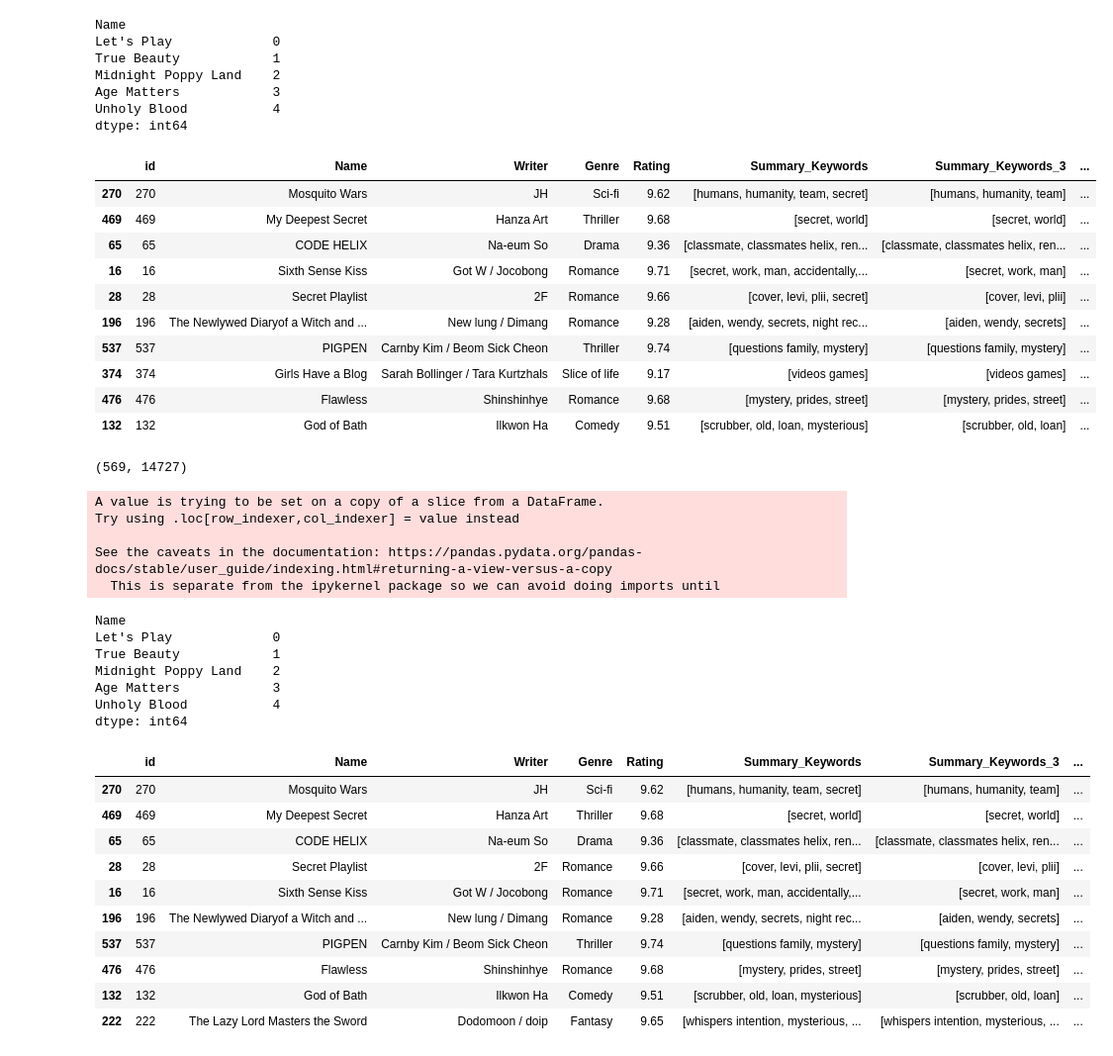
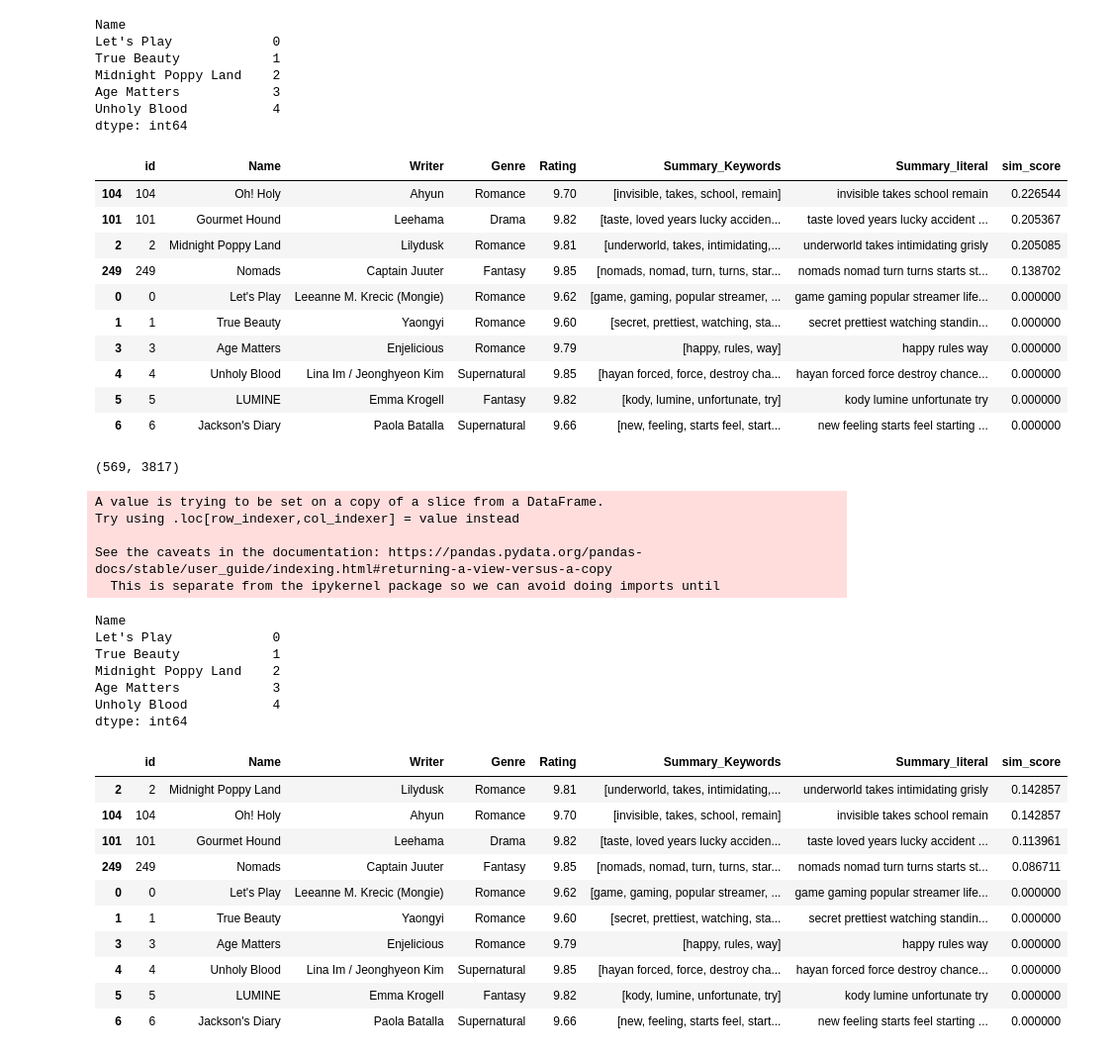
Before and after one commit to seungyeon38/Webtoon_recommendation_system, a Jupyter notebook: CountVectorize + TFIDFVectorize.ipynb, the cells around one changed output. Shown at 99% size. Cells and saved outputs as stored; diff of their text form; code cells hidden in the pictures.

```diff
--- a/CountVectorize + TFIDFVectorize.ipynb
+++ b/CountVectorize + TFIDFVectorize.ipynb
@@ -42,6 +40,6 @@ Requirement already satisfied: certifi>=2017.4.17 in /usr/local/lib/python3.7/di
 Requirement already satisfied: PySocks!=1.5.7,>=1.5.6 in /usr/local/lib/python3.7/dist-packages (from requests[socks]>=2.11.1->tweepy>=3.7.0->konlpy) (1.7.1)
 # %%
-comic = pd.read_csv('/content/drive/MyDrive/webtoon/Webtoon Dataset.csv')
+comic = pd.read_csv('./sample_data/Webtoon Dataset.csv')
 # %%
 input_comic = input()
 # %% [output]
@@ -314,17 +313,17 @@ import pandas as pd
 from sklearn.feature_extraction.text import TfidfVectorizer
 from sklearn.metrics.pairwise import cosine_similarity
 
-#comic_df['Summary_literal'] = comic_df['Summary_Keywords_Synsets'].apply(lambda x : (' ').join(x))
 comic_df['Summary_literal'] = comic_df['Summary_Keywords_Synsets'].apply(lambda x : (' ').join(x))
-tfidf = TfidfVectorizer()
-tfidf_matrix = tfidf.fit_transform(comic_df['Summary_literal'])
+# comic_df['Summary_literal'] = comic_df['Summary_Keywords'].apply(lambda x : (' ').join(x))
+tfidf_vect = TfidfVectorizer()
+tfidf_matrix = tfidf_vect.fit_transform(comic_df['Summary_literal'])
 # %% [output]
 A value is trying to be set on a copy of a slice from a DataFrame.
 Try using .loc[row_indexer,col_indexer] = value instead
 
 See the caveats in the documentation: https://pandas.pydata.org/pandas-docs/stable/user_guide/indexing.html#returning-a-view-versus-a-copy
 # %%
-cosine_sim = cosine_similarity(tfidf_matrix, tfidf_matrix)
+cosine_sim_tfidf = cosine_similarity(tfidf_matrix, tfidf_matrix)
 
 indices = pd.Series(comic_df.index, index=comic_df['Name']).drop_duplicates()
 print(indices.head())
@@ -337,40 +336,40 @@ Age Matters            3
 Unholy Blood           4
 dtype: int64
 # %%
-def comic_REC(title, cosine_sim=cosine_sim):
+def comic_tfidf_REC(title, cosine_sim=cosine_sim_tfidf):
     idx = indices[title]
     sim_scores = list(enumerate(cosine_sim[idx]))
     sim_scores = sorted(sim_scores, key=lambda x:x[1], reverse = True)
     sim_scores = sim_scores[1:11]
     comic_indices = [i[0] for i in sim_scores]
 
     result_df = comic_df.iloc[comic_indices].copy()
     result_df['sim_score'] = [i[1] for i in sim_scores]
 
     return result_df
 
-comic_REC(input_comic)
+comic_tfidf_REC(input_comic)
 # %% [output]
-|  | id | Name | Writer | Genre | Rating | Summary_Keywords | Summary_Keywords_3 | ... |
-| 270 | 270 | Mosquito Wars | JH | Sci-fi | 9.62 | [humans, humanity, team, secret] | [humans, humanity, team] | ... |
-| 469 | 469 | My Deepest Secret | Hanza Art | Thriller | 9.68 | [secret, world] | [secret, world] | ... |
-| 65 | 65 | CODE HELIX | Na-eum So | Drama | 9.36 | [classmate, classmates helix, ren... | [classmate, classmates helix, ren... | ... |
-| 16 | 16 | Sixth Sense Kiss | Got W / Jocobong | Romance | 9.71 | [secret, work, man, accidentally,... | [secret, work, man] | ... |
-| 28 | 28 | Secret Playlist | 2F | Romance | 9.66 | [cover, levi, plii, secret] | [cover, levi, plii] | ... |
-| 196 | 196 | The Newlywed Diaryof a Witch and ... | New lung / Dimang | Romance | 9.28 | [aiden, wendy, secrets, night rec... | [aiden, wendy, secrets] | ... |
-| 537 | 537 | PIGPEN | Carnby Kim / Beom Sick Cheon | Thriller | 9.74 | [questions family, mystery] | [questions family, mystery] | ... |
-| 374 | 374 | Girls Have a Blog | Sarah Bollinger / Tara Kurtzhals | Slice of life | 9.17 | [videos games] | [videos games] | ... |
-| 476 | 476 | Flawless | Shinshinhye | Romance | 9.68 | [mystery, prides, street] | [mystery, prides, street] | ... |
-| 132 | 132 | God of Bath | Ilkwon Ha | Comedy | 9.51 | [scrubber, old, loan, mysterious] | [scrubber, old, loan] | ... |
+|  | id | Name | Writer | Genre | Rating | Summary_Keywords | Summary_literal | sim_score |
+| 104 | 104 | Oh! Holy | Ahyun | Romance | 9.70 | [invisible, takes, school, remain] | invisible takes school remain | 0.226544 |
+| 101 | 101 | Gourmet Hound | Leehama | Drama | 9.82 | [taste, loved years lucky acciden... | taste loved years lucky accident ... | 0.205367 |
+| 2 | 2 | Midnight Poppy Land | Lilydusk | Romance | 9.81 | [underworld, takes, intimidating,... | underworld takes intimidating grisly | 0.205085 |
+| 249 | 249 | Nomads | Captain Juuter | Fantasy | 9.85 | [nomads, nomad, turn, turns, star... | nomads nomad turn turns starts st... | 0.138702 |
+| 0 | 0 | Let's Play | Leeanne M. Krecic (Mongie) | Romance | 9.62 | [game, gaming, popular streamer, ... | game gaming popular streamer life... | 0.000000 |
+| 1 | 1 | True Beauty | Yaongyi | Romance | 9.60 | [secret, prettiest, watching, sta... | secret prettiest watching standin... | 0.000000 |
+| 3 | 3 | Age Matters | Enjelicious | Romance | 9.79 | [happy, rules, way] | happy rules way | 0.000000 |
+| 4 | 4 | Unholy Blood | Lina Im / Jeonghyeon Kim | Supernatural | 9.85 | [hayan forced, force, destroy cha... | hayan forced force destroy chance... | 0.000000 |
+| 5 | 5 | LUMINE | Emma Krogell | Fantasy | 9.82 | [kody, lumine, unfortunate, try] | kody lumine unfortunate try | 0.000000 |
+| 6 | 6 | Jackson's Diary | Paola Batalla | Supernatural | 9.66 | [new, feeling, starts feel, start... | new feeling starts feel starting ... | 0.000000 |
 # %%
 from sklearn.feature_extraction.text import CountVectorizer
 
 comic_df['Summary_literal'] = comic_df['Summary_Keywords_Synsets'].apply(lambda x : (' ').join(x))
 count_vect = CountVectorizer(min_df=0, ngram_range=(1,2))
-Summary_mat = count_vect.fit_transform(comic_df['Summary_literal'])
-print(Summary_mat.shape)
+count_matrix = count_vect.fit_transform(comic_df['Summary_literal'])
+print(count_matrix.shape)
 # %% [output]
-(569, 14727)
+(569, 3817)
 A value is trying to be set on a copy of a slice from a DataFrame.
 Try using .loc[row_indexer,col_indexer] = value instead
 
@@ -392,7 +391,7 @@ Age Matters            3
 Unholy Blood           4
 dtype: int64
 # %%
-def comic_REC(title, cosine_sim=cosine_sim):
+def comic_count_REC(title, cosine_sim=cosine_sim_count):
     idx = indices[title]
     sim_scores = list(enumerate(cosine_sim[idx]))
     sim_scores = sorted(sim_scores, key=lambda x:x[1], reverse = True)
@@ -404,16 +403,16 @@ def comic_REC(title, cosine_sim=cosine_sim):
 
     return result_df
 
-comic_REC(input_comic)
+comic_count_REC(input_comic)
 # %% [output]
-|  | id | Name | Writer | Genre | Rating | Summary_Keywords | Summary_Keywords_3 | ... |
-| 270 | 270 | Mosquito Wars | JH | Sci-fi | 9.62 | [humans, humanity, team, secret] | [humans, humanity, team] | ... |
-| 469 | 469 | My Deepest Secret | Hanza Art | Thriller | 9.68 | [secret, world] | [secret, world] | ... |
-| 65 | 65 | CODE HELIX | Na-eum So | Drama | 9.36 | [classmate, classmates helix, ren... | [classmate, classmates helix, ren... | ... |
-| 28 | 28 | Secret Playlist | 2F | Romance | 9.66 | [cover, levi, plii, secret] | [cover, levi, plii] | ... |
-| 16 | 16 | Sixth Sense Kiss | Got W / Jocobong | Romance | 9.71 | [secret, work, man, accidentally,... | [secret, work, man] | ... |
-| 196 | 196 | The Newlywed Diaryof a Witch and ... | New lung / Dimang | Romance | 9.28 | [aiden, wendy, secrets, night rec... | [aiden, wendy, secrets] | ... |
-| 537 | 537 | PIGPEN | Carnby Kim / Beom Sick Cheon | Thriller | 9.74 | [questions family, mystery] | [questions family, mystery] | ... |
-| 476 | 476 | Flawless | Shinshinhye | Romance | 9.68 | [mystery, prides, street] | [mystery, prides, street] | ... |
-| 132 | 132 | God of Bath | Ilkwon Ha | Comedy | 9.51 | [scrubber, old, loan, mysterious] | [scrubber, old, loan] | ... |
-| 222 | 222 | The Lazy Lord Masters the Sword | Dodomoon / doip | Fantasy | 9.65 | [whispers intention, mysterious, ... | [whispers intention, mysterious, ... | ... |
+|  | id | Name | Writer | Genre | Rating | Summary_Keywords | Summary_literal | sim_score |
+| 2 | 2 | Midnight Poppy Land | Lilydusk | Romance | 9.81 | [underworld, takes, intimidating,... | underworld takes intimidating grisly | 0.142857 |
+| 104 | 104 | Oh! Holy | Ahyun | Romance | 9.70 | [invisible, takes, school, remain] | invisible takes school remain | 0.142857 |
+| 101 | 101 | Gourmet Hound | Leehama | Drama | 9.82 | [taste, loved years lucky acciden... | taste loved years lucky accident ... | 0.113961 |
+| 249 | 249 | Nomads | Captain Juuter | Fantasy | 9.85 | [nomads, nomad, turn, turns, star... | nomads nomad turn turns starts st... | 0.086711 |
+| 0 | 0 | Let's Play | Leeanne M. Krecic (Mongie) | Romance | 9.62 | [game, gaming, popular streamer, ... | game gaming popular streamer life... | 0.000000 |
+| 1 | 1 | True Beauty | Yaongyi | Romance | 9.60 | [secret, prettiest, watching, sta... | secret prettiest watching standin... | 0.000000 |
+| 3 | 3 | Age Matters | Enjelicious | Romance | 9.79 | [happy, rules, way] | happy rules way | 0.000000 |
+| 4 | 4 | Unholy Blood | Lina Im / Jeonghyeon Kim | Supernatural | 9.85 | [hayan forced, force, destroy cha... | hayan forced force destroy chance... | 0.000000 |
+| 5 | 5 | LUMINE | Emma Krogell | Fantasy | 9.82 | [kody, lumine, unfortunate, try] | kody lumine unfortunate try | 0.000000 |
+| 6 | 6 | Jackson's Diary | Paola Batalla | Supernatural | 9.66 | [new, feeling, starts feel, start... | new feeling starts feel starting ... | 0.000000 |
```
Also changed, not shown: parts of 8 cells of this notebook.
